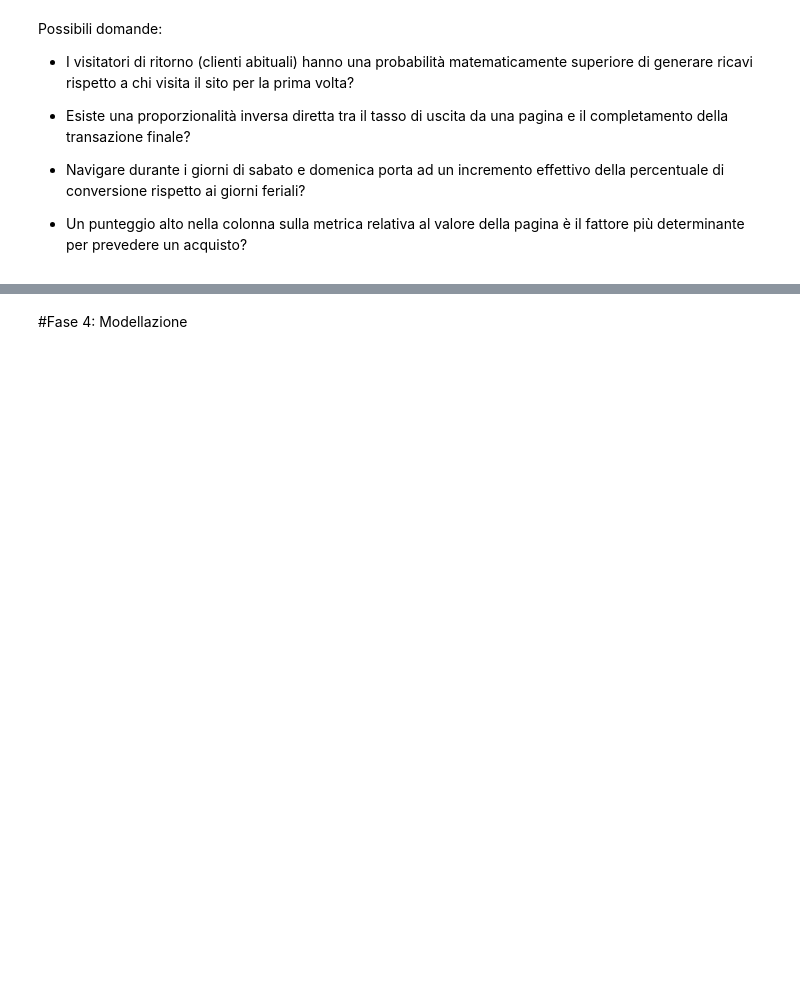
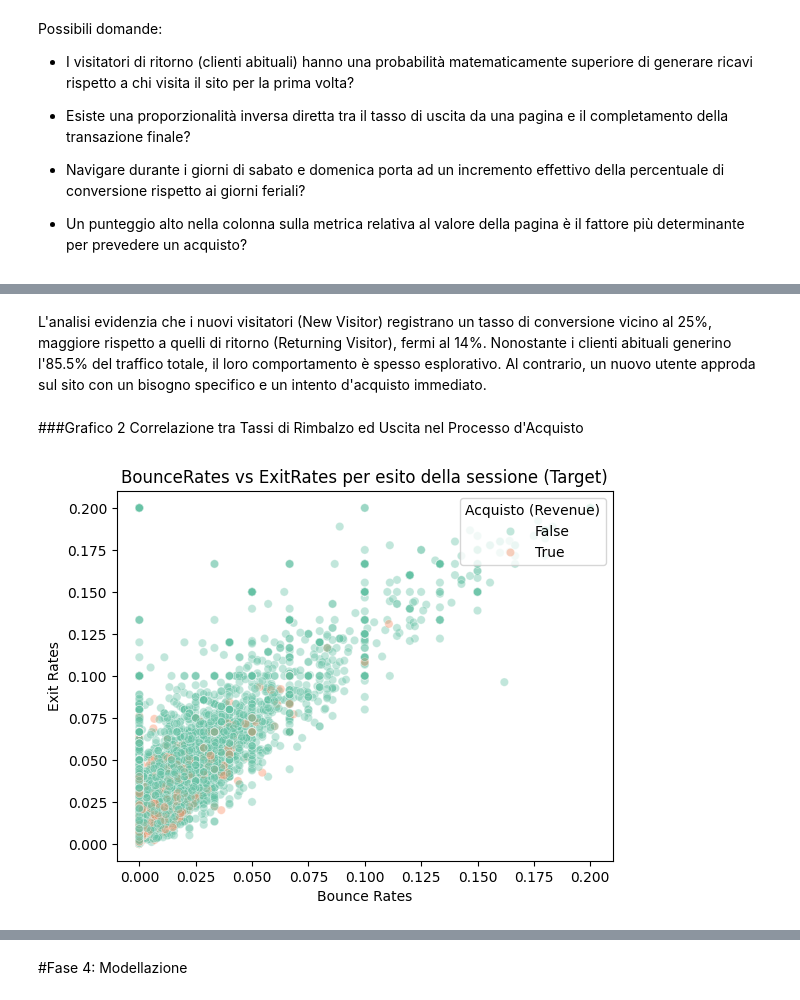
Before and after one commit to carlottaforza03/Progetto-IntroDSePC-Gruppo-6, a Jupyter notebook: notebooks/Progetto_IntroDSePC_gruppo_6.ipynb, the cells around one changed output, grey strips where cells are left out. Drawn from its saved outputs; the diff is of its cells as text; code cells hidden in the pictures; blank space fills up the shorter version.

```diff
--- a/notebooks/Progetto_IntroDSePC_gruppo_6.ipynb
+++ b/notebooks/Progetto_IntroDSePC_gruppo_6.ipynb
@@ -393,0 +457,15 @@ Possibili domande:
+# %% [markdown]
+L'analisi evidenzia che i nuovi visitatori (New Visitor) registrano un tasso di conversione vicino al 25%, maggiore rispetto a quelli di ritorno (Returning Visitor), fermi al 14%. Nonostante i clienti abituali generino l'85.5% del traffico totale, il loro comportamento è spesso esplorativo. Al contrario, un nuovo utente approda sul sito con un bisogno specifico e un intento d'acquisto immediato.
+# %% [markdown]
+###Grafico 2
+Correlazione tra Tassi di Rimbalzo ed Uscita nel Processo d'Acquisto
+# %%
+sns.scatterplot(data=shopping, x='BounceRates', y='ExitRates', hue='Revenue', palette='Set2', alpha=0.4)
+
+plt.title('BounceRates vs ExitRates per esito della sessione (Target)')
+plt.xlabel('Bounce Rates')
+plt.ylabel('Exit Rates')
+plt.legend(title='Acquisto (Revenue)', loc='upper right')
+plt.show()
+# %% [output]
+[figure, added]
```
Also changed, not shown: parts of 27 cells of this notebook.
